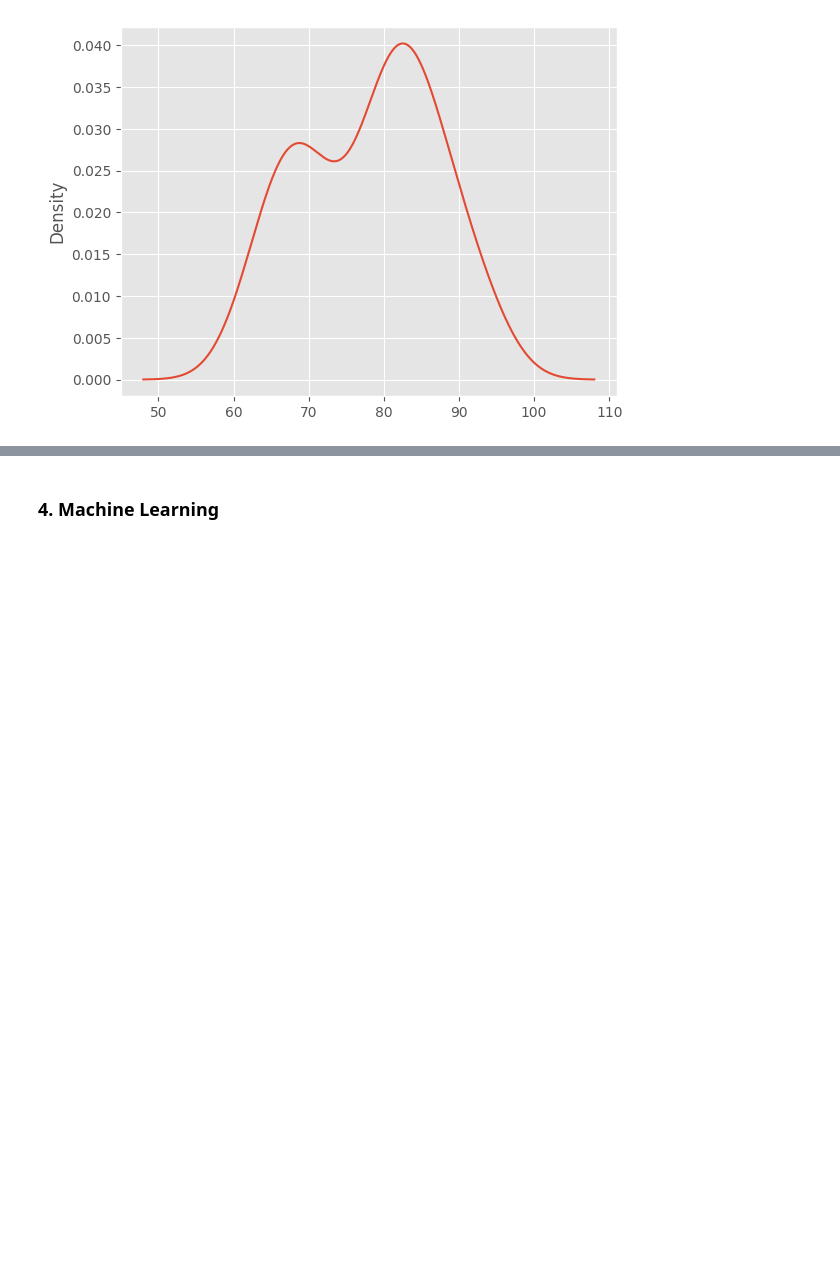
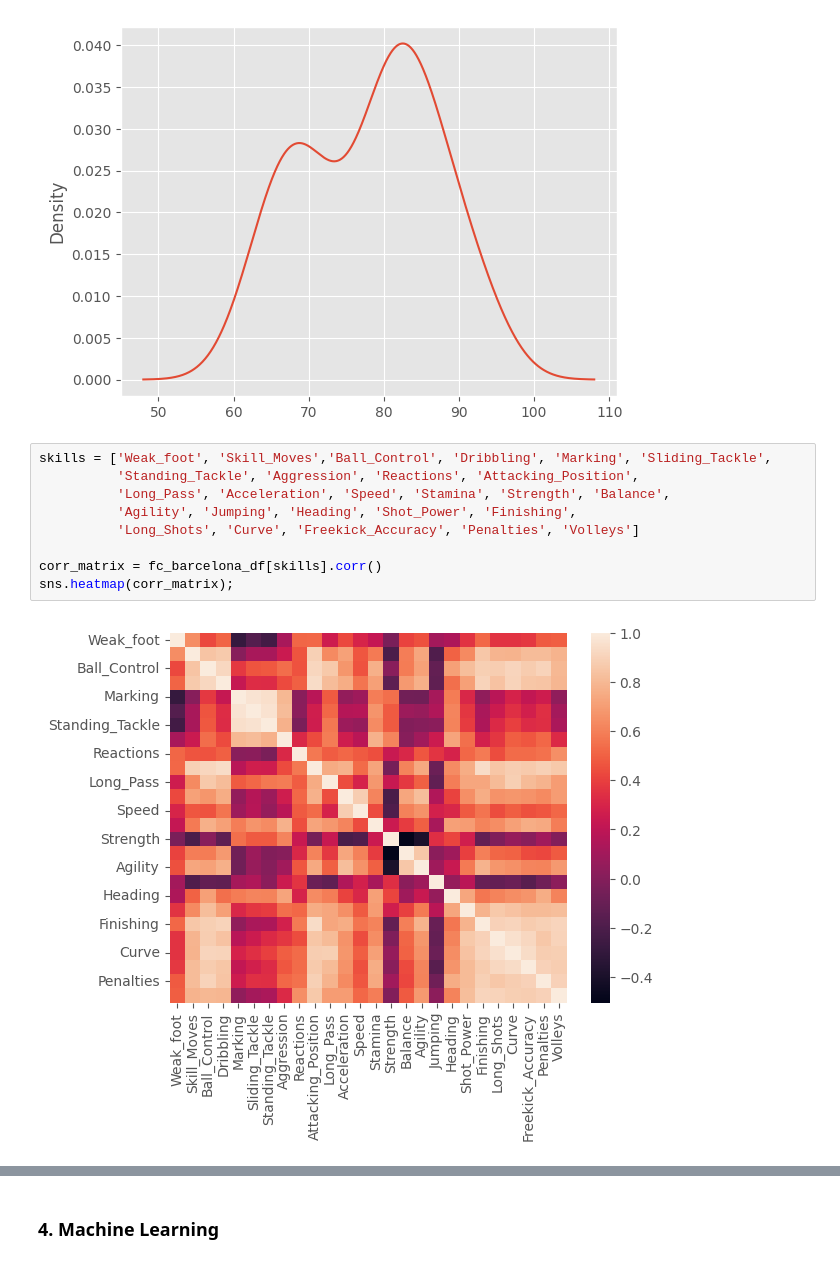
Before and after one commit to josefernandezest98/training, a Jupyter notebook: PySpark_Training/pyspark_training_notebook.ipynb, the cells around one changed output, grey strips where cells are left out. Cells and saved outputs as stored; diff of their text form; blank space fills up the shorter version.

```diff
--- a/PySpark_Training/pyspark_training_notebook.ipynb
+++ b/PySpark_Training/pyspark_training_notebook.ipynb
@@ -453,3 +472,14 @@ fc_barcelona_df['Rating'].plot.density()
 # %% [output]
 <Axes: ylabel='Density'>
 [figure]
+# %%
+skills = ['Weak_foot', 'Skill_Moves','Ball_Control', 'Dribbling', 'Marking', 'Sliding_Tackle',
+          'Standing_Tackle', 'Aggression', 'Reactions', 'Attacking_Position',
+          'Long_Pass', 'Acceleration', 'Speed', 'Stamina', 'Strength', 'Balance',
+          'Agility', 'Jumping', 'Heading', 'Shot_Power', 'Finishing',
+          'Long_Shots', 'Curve', 'Freekick_Accuracy', 'Penalties', 'Volleys']
+
+corr_matrix = fc_barcelona_df[skills].corr()
+sns.heatmap(corr_matrix);
+# %% [output]
+[figure, added]
```
Also changed, not shown: parts of 11 cells of this notebook.
